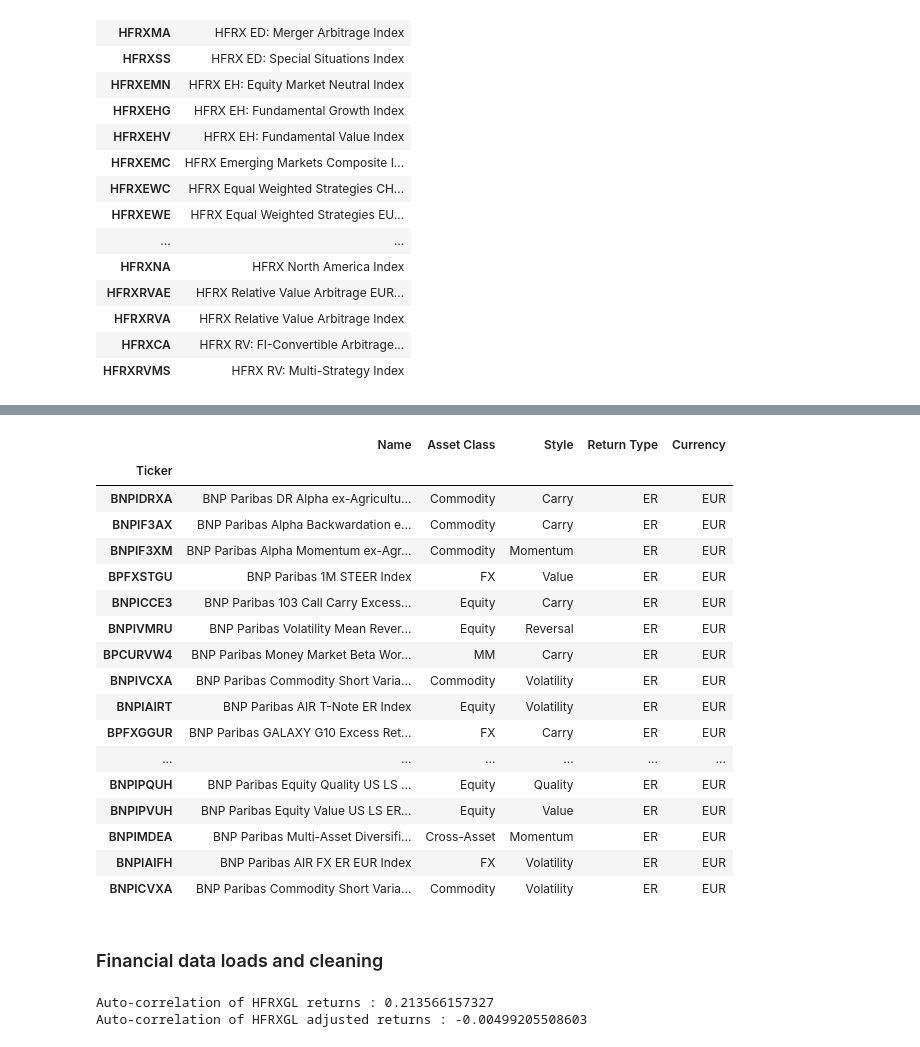
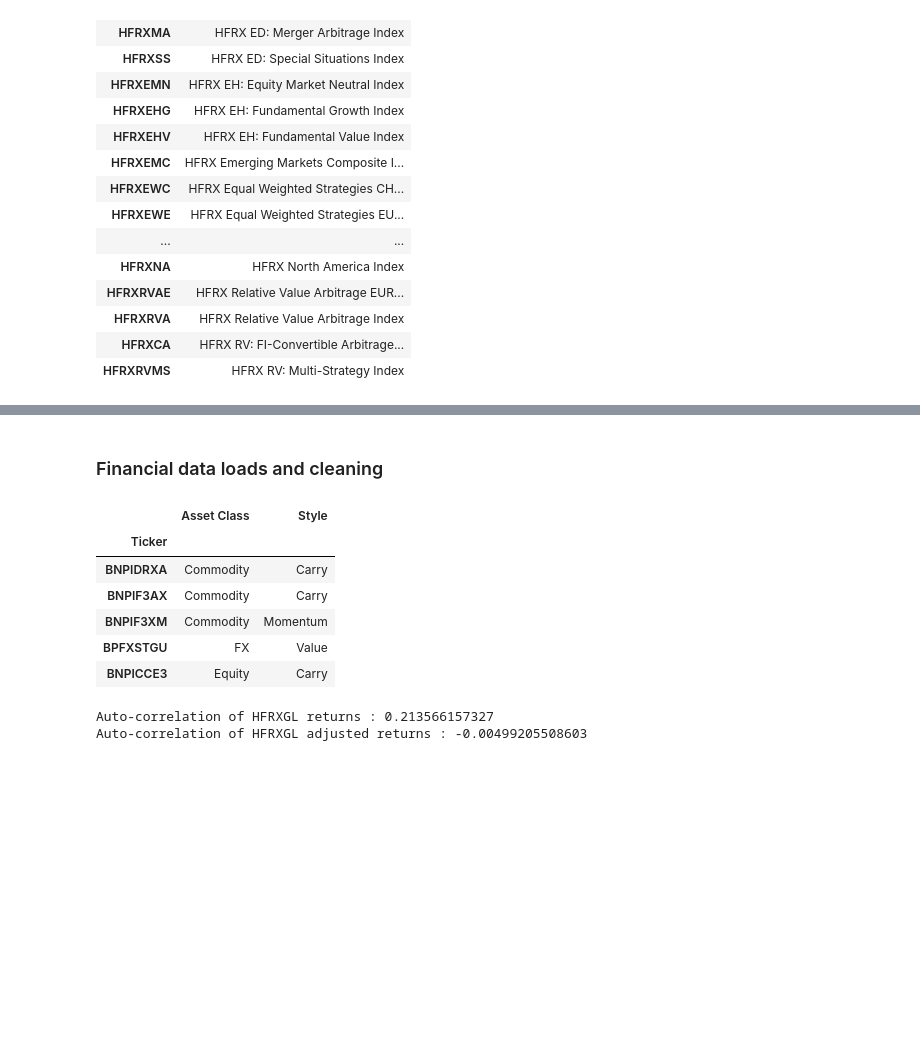
Before and after one commit to gwigniolle/Hedge-Fund-Replication, a Jupyter notebook: Replication HFRXGL.ipynb, the cells around one changed output, grey strips where cells are left out. Drawn from its saved outputs; the diff is of its cells as text; code cells hidden in the pictures; blank space fills up the shorter version.

```diff
--- a/Replication HFRXGL.ipynb
+++ b/Replication HFRXGL.ipynb
@@ -41,6 +41,3 @@ pd.read_csv(r"financial_data/hfrx_index_names.csv", index_col=0)
 | HFRXRVA | HFRX Relative Value Arbitrage Index |
 | HFRXCA | HFRX RV: FI-Convertible Arbitrage... |
 | HFRXRVMS | HFRX RV: Multi-Strategy Index |
-# %%
-pd.options.display.max_rows = 76
-pd.read_csv(r"financial_data/bnp_index_info.csv", index_col=0)
@@ -66,24 +44,3 @@ pd.read_csv(r"financial_data/bnp_index_info.csv", index_col=0)
-# %%
-pd.read_csv(r"financial_data/bnp_risk_premia_info.csv", index_col=0)
-# %% [output]
-|  | Name | Asset Class | Style | Return Type | Currency |
-| Ticker |  |  |  |  |  |
-| BNPIDRXA | BNP Paribas DR Alpha ex-Agricultu... | Commodity | Carry | ER | EUR |
-| BNPIF3AX | BNP Paribas Alpha Backwardation e... | Commodity | Carry | ER | EUR |
-| BNPIF3XM | BNP Paribas Alpha Momentum ex-Agr... | Commodity | Momentum | ER | EUR |
-| BPFXSTGU | BNP Paribas 1M STEER Index | FX | Value | ER | EUR |
-| BNPICCE3 | BNP Paribas 103 Call Carry Excess... | Equity | Carry | ER | EUR |
-| BNPIVMRU | BNP Paribas Volatility Mean Rever... | Equity | Reversal | ER | EUR |
-| BPCURVW4 | BNP Paribas Money Market Beta Wor... | MM | Carry | ER | EUR |
-| BNPIVCXA | BNP Paribas Commodity Short Varia... | Commodity | Volatility | ER | EUR |
-| BNPIAIRT | BNP Paribas AIR T-Note ER Index | Equity | Volatility | ER | EUR |
-| BPFXGGUR | BNP Paribas GALAXY G10 Excess Ret... | FX | Carry | ER | EUR |
-| ... | ... | ... | ... | ... | ... |
-| BNPIPQUH | BNP Paribas Equity Quality US LS ... | Equity | Quality | ER | EUR |
-| BNPIPVUH | BNP Paribas Equity Value US LS ER... | Equity | Value | ER | EUR |
-| BNPIMDEA | BNP Paribas Multi-Asset Diversifi... | Cross-Asset | Momentum | ER | EUR |
-| BNPIAIFH | BNP Paribas AIR FX ER EUR Index | FX | Volatility | ER | EUR |
-| BNPICVXA | BNP Paribas Commodity Short Varia... | Commodity | Volatility | ER | EUR |
 # %% [markdown]
 ### Financial data loads and cleaning
 # %%
@@ -105,7 +62,15 @@ risk_premia = pd.read_pickle("financial_data/risk_premia_ER_FX_USD.pkl") #[["BNP
                   #"BNPIPVUH","BNPIAIRG","BNPIAIRJ","BNPIAIRE"]]
 # %%
 df_info = pd.read_csv(r"financial_data/bnp_info.csv", index_col=0)
-df_info
+df_info.head()
+# %% [output]
+|  | Asset Class | Style |
+| Ticker |  |  |
+| BNPIDRXA | Commodity | Carry |
+| BNPIF3AX | Commodity | Carry |
+| BNPIF3XM | Commodity | Momentum |
+| BPFXSTGU | FX | Value |
+| BNPICCE3 | Equity | Carry |
 # %%
 prices_all = bnp.join(risk_premia,how="outer").ffill().join(hfrx,how="inner")
 # %%
```
Also changed, not shown: parts of 1 cell of this notebook.
